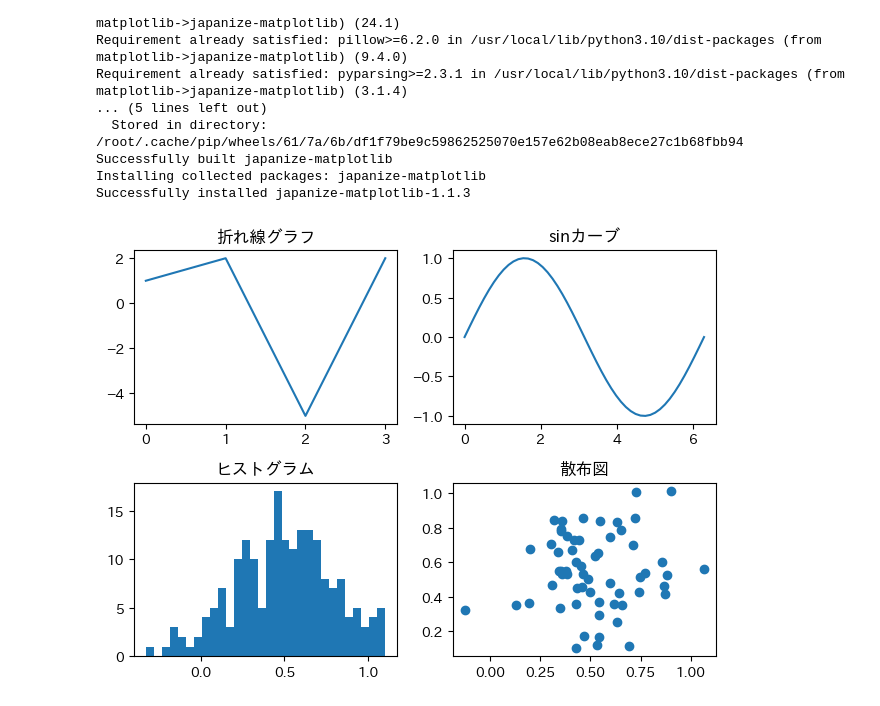
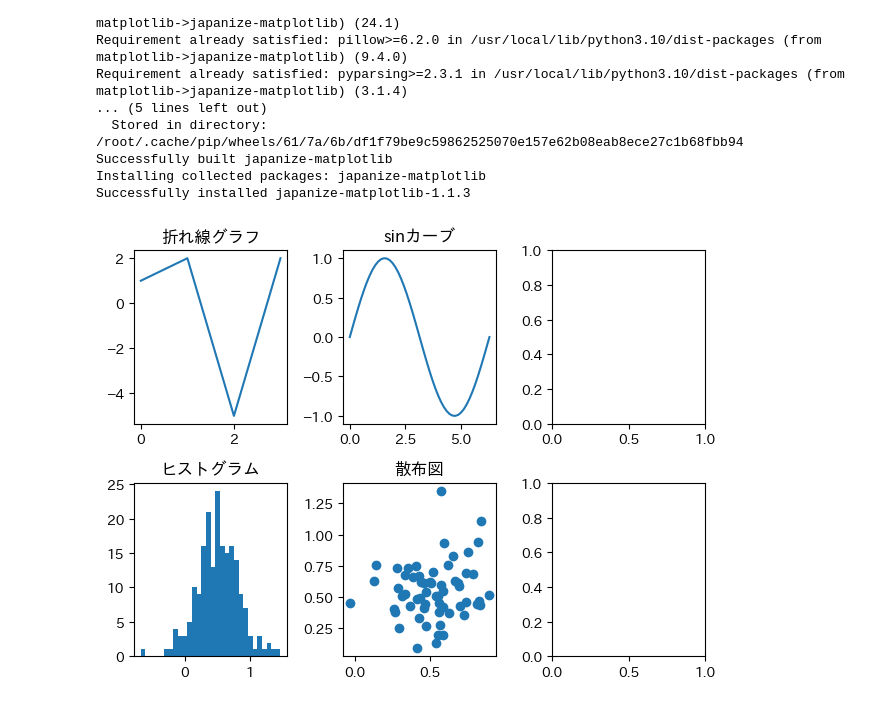
Before and after one commit to jupiter-san/data-analysis-basic-kadai, a Jupyter notebook: kadai_005/kadai005.ipynb, the cells around one changed output. Saved outputs shown, nothing was run; the diff lists cells and outputs as text; code cells hidden in the pictures.

```diff
--- a/kadai_005/kadai005.ipynb
+++ b/kadai_005/kadai005.ipynb
@@ -21,29 +21,29 @@ Successfully installed japanize-matplotlib-1.1.3
 # %%
 import matplotlib.pyplot as plt
 import numpy as np
 import japanize_matplotlib
 
-fig,axes = plt.subplots(2,2,tight_layout=True)
+fig,axes = plt.subplots(2,3,tight_layout=True)
 # 折れ線グラフ
 y0 = [1,2,-5,2]
 axes[0,0].set_title("折れ線グラフ")
 axes[0,0].plot(y0)
 # sinカーブ
 x1 = np.linspace(0,2*np.pi,50)
 y1 = np.sin(x1)
 axes[0,1].set_title("sinカーブ")
 axes[0,1].plot(x1,y1)
 # ヒストグラム
 x2 = np.random.normal(0.5,0.3,200)
 axes[1,0].set_title("ヒストグラム")
 axes[1,0].hist(x2,bins=30) # bins:棒の数
 # 散布図
 #np.random.seed(101)
 x3 = np.random.normal(0.5,0.2,60)
 y3 = np.random.normal(0.5,0.2,len(x3))
 axes[1,1].set_title("散布図")
 axes[1,1].scatter(x3,y3)
 
 plt.show()
 # %% [output]
-[figure, old version]
+[figure, new version]
```
